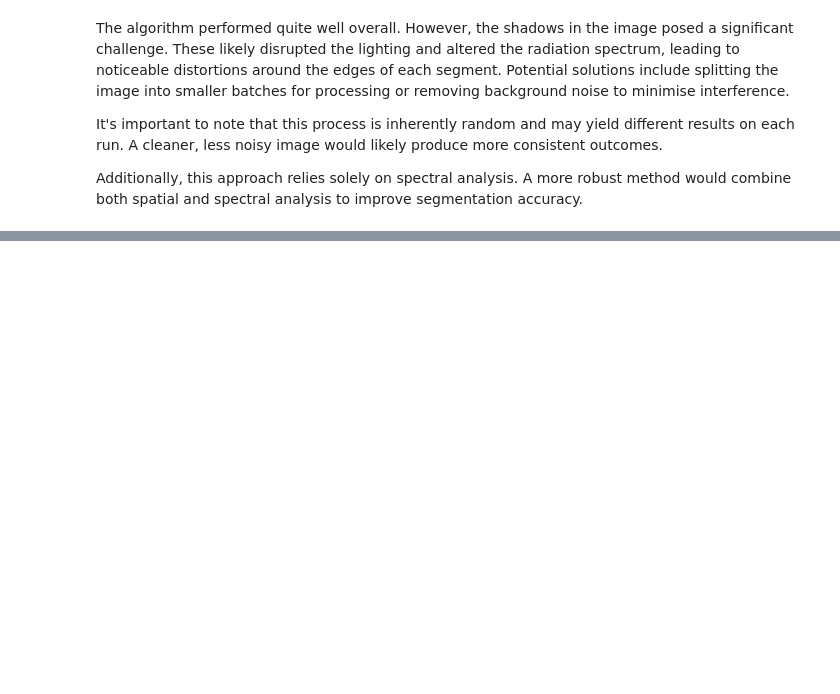
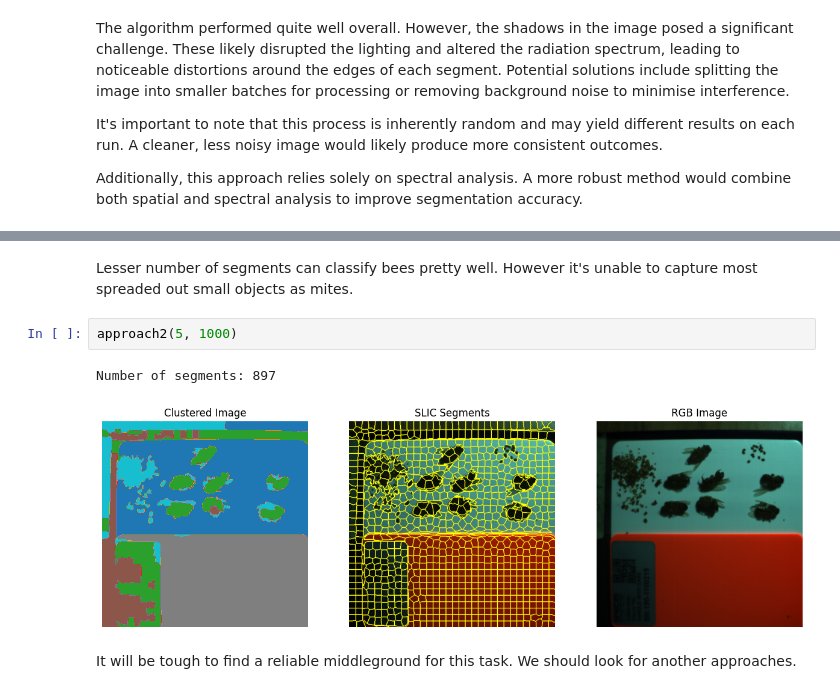
Before and after one commit to kapiw04/bees-hyperspectrum, a Jupyter notebook: showcase.ipynb, the cells around one changed output, grey strips where cells are left out. Cells and saved outputs as stored; diff of their text form; blank space fills up the shorter version.

```diff
--- a/showcase.ipynb
+++ b/showcase.ipynb
@@ -98,0 +197,9 @@ Additionally, this approach relies solely on spectral analysis. A more robust me
+# %% [markdown]
+Lesser number of segments can classify bees pretty well. However it's unable to capture most spreaded out small objects as mites.
+# %%
+approach2(5, 1000)
+# %% [output]
+Number of segments: 897
+[figure, added]
+# %% [markdown]
+It will be tough to find a reliable middleground for this task. We should look for another approaches.
```
Also changed, not shown: parts of 10 cells of this notebook.
